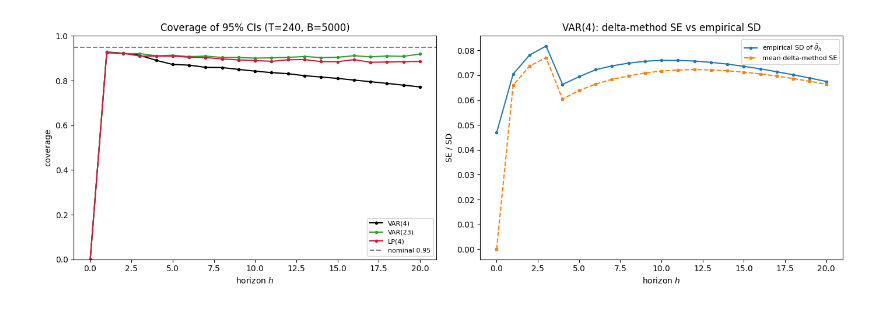
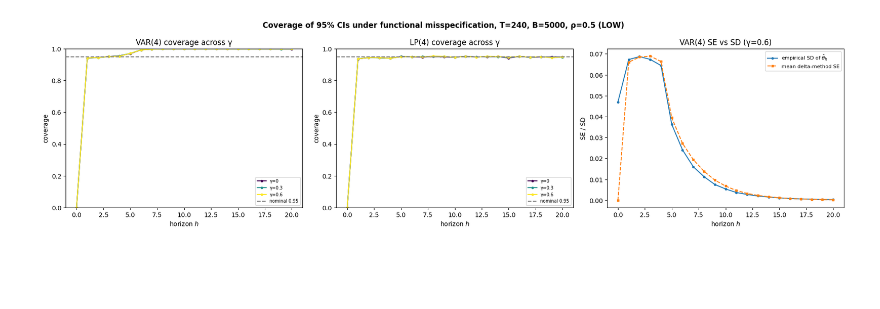
Before and after one commit to Aaron030/Monte_Carlo-LP_vs_VAR, a Jupyter notebook: experiments/Extension_Functional_MisSpec.ipynb, the cells around one changed output. Drawn from its saved outputs; the diff is of its cells as text; code cells hidden in the pictures; blank space fills up the shorter version.

```diff
--- a/experiments/Extension_Functional_MisSpec.ipynb
+++ b/experiments/Extension_Functional_MisSpec.ipynb
@@ -30,0 +21,3 @@ achieved spectral radius (persistence): 0.95
+# %%
+# Define the persistence scenario to run. Can be "LOW" (rho = 0.5), "MID" (rho = 0.7), "HIGH" (rho = 0.95)
+Scenario = "LOW"
@@ -224,11 +348,11 @@ def metrics(stack, truth):
                 mcse_bias=np.sqrt(var / B), B=B)
 
 
-Tval = 240
+G_SHOW, Tval = 0.6, T_SHOW                           # strongest nonlinearity cell
 sel = ["LP(4)", "VAR(2)", "VAR(4)", "VAR(8)", "VAR(16)", "VAR(23)"]
 colm = {"LP(4)": "crimson", "VAR(2)": "tab:blue", "VAR(4)": "black",
         "VAR(8)": "tab:green", "VAR(16)": "darkgreen", "VAR(23)": "tab:purple"}
-m = {nm: metrics(results_byT[Tval]["irfs"][nm], truth) for nm in sel}
+m = {nm: metrics(results[(G_SHOW, Tval)]["irfs"][nm], TRUTH) for nm in sel}
 
 fig, ax = plt.subplots(2, 2, figsize=(13, 8))
 for nm in sel:
@@ -244,8 +368,11 @@ ax[0, 0].set_title("Bias  (shaded = ±1.96·MCSE for LP/VAR4)")
 ax[0, 1].set_title("Variance"); ax[1, 0].set_title("MSE"); ax[1, 1].set_title("RMSE")
 for a in ax.ravel():
     a.set_xlabel("horizon $h$"); a.legend(fontsize=7)
-fig.suptitle(f"Ch. 3 point-estimation metrics — T={Tval}, B={N_REPS}", fontweight="bold")
-fig.tight_layout(); plt.show()
+fig.suptitle(f"Point metrics under functional misspecification, γ={G_SHOW}, T={Tval}, B={N_REPS}, ρ={RHO} ({Scenario})",
+             fontweight="bold")
+fig.tight_layout()
+plt.savefig(f"../figures/Functional_MisSpec/{Scenario}_POINT_ESTIMATION.png")
+plt.show()
 
 # compact table: bias and RMSE at selected horizons
 report = [1, 8, 20]
@@ -253,7 +380,7 @@ rows = {nm: {(f"h={h}", k): m[nm][{"bias": "bias", "RMSE": "rmse"}[k]][h]
              for h in report for k in ("bias", "RMSE")} for nm in sel}
 tab = pd.DataFrame(rows).T
 tab.columns = pd.MultiIndex.from_tuples(tab.columns)
-print(f"T={Tval},  B={N_REPS}   |   typical MCSE(bias) ~ "
+print(f"γ={G_SHOW}, T={Tval}, B={N_REPS}   |   typical MCSE(bias) ~ "
       f"{np.mean([m['VAR(4)']['mcse_bias'][h] for h in report]):.4f}")
 display(tab.round(4))
 # %% [output]
@@ -401,54 +406,60 @@ def lp_theta_se(y, p, horizon, shock=0, response=0):
 # %%
 from joblib import Parallel, delayed
 from tqdm import tqdm
+from mcsim.coverage import var_theta_se, lp_theta_se
 
-T_COV = 240            # one sample-size cell (Ch. 3 would sweep T as in section 2)
+T_COV = T_SHOW         # one sample-size cell (Ch. 3 would sweep T as in section 2)
 N_COV = 5000           # replications for the coverage MC
 Z = 1.96               # normal critical value for a nominal 95% two-sided CI
-EST_COV = ["VAR(4)", "VAR(23)", "LP(4)"]
+EST_COV = ["VAR(4)", "LP(4)"]   # headline pair: equal-lag VAR vs robust LP
 
 
-def _coverage_rep(seed):
-    """One replication: simulate, then return {estimator: (theta_hat, se)}."""
+def _coverage_rep(seed, spec):
+    """One replication: simulate from the quadratic-shock spec, return {estimator: (theta_hat, se)}."""
     rng = np.random.default_rng(seed)
-    y = simulate_var(DGP, T_COV, rng)
+    y = simulate_quad_shock_var(spec, T_COV, rng)
     with np.errstate(divide="ignore", over="ignore", invalid="ignore"):
-            return {"VAR(4)": var_theta_se(y, 4, H),
-                "VAR(23)": var_theta_se(y, 23, H),
+        return {"VAR(4)": var_theta_se(y, 4, H),
                 "LP(4)":  lp_theta_se(y, 4, H)}
 
 
-# Independent, reproducible RNG stream per replication (parallel-safe), as in mcsim.run.
-seeds = np.random.SeedSequence(42).spawn(N_COV)
-reps_out = Parallel(n_jobs=-1)(delayed(_coverage_rep)(s) for s in tqdm(seeds, desc="coverage MC"))
+coverage = {}          # gamma -> {estimator: coverage_h}
+val = {}               # SE-vs-SD validation at the strongest gamma
+for g in GAMMAS:
+    seeds = np.random.SeedSequence(42).spawn(N_COV)
+    reps = Parallel(n_jobs=-1)(delayed(_coverage_rep)(s, DGPS[g])
+                               for s in tqdm(seeds, desc=f"coverage MC γ={g}"))
+    theta_s = {nm: np.array([r[nm][0] for r in reps]) for nm in EST_COV}
+    se_s = {nm: np.array([r[nm][1] for r in reps]) for nm in EST_COV}
+    # Coverage_h = fraction of CIs [theta_hat +/- Z*se] that contain the TRUE (linear) theta_h.
+    coverage[g] = {nm: np.nanmean((theta_s[nm] - Z * se_s[nm] <= TRUTH) &
+                                  (TRUTH <= theta_s[nm] + Z * se_s[nm]), axis=0) for nm in EST_COV}
+    if g == 0.6:       # validation: delta-method SE vs empirical SD under the strongest nonlinearity
+        val = dict(emp=np.nanstd(theta_s["VAR(4)"], axis=0, ddof=1),
+                   se=np.nanmean(se_s["VAR(4)"], axis=0))
 
-# Stack per estimator: theta and se are (N_COV, H+1).
-theta_s = {nm: np.array([r[nm][0] for r in reps_out]) for nm in EST_COV}
-se_s = {nm: np.array([r[nm][1] for r in reps_out]) for nm in EST_COV}
+# --- coverage per estimator (one curve per gamma) + SE validation ----------------
+fig, axes = plt.subplots(1, 3, figsize=(18, 4.8))
+for ax, nm in zip(axes[:2], EST_COV):
+    for g in GAMMAS:
+        lab = "γ=0" if g == 0 else f"γ={g}"
+        ax.plot(hgrid, coverage[g][nm], "o-", ms=3, color=cg[g], label=lab)
+    ax.axhline(0.95, color="gray", ls="--", label="nominal 0.95")
+    ax.set_ylim(0, 1); ax.set_xlabel("horizon $h$"); ax.set_ylabel("coverage")
+    ax.set_title(f"{nm} coverage across γ"); ax.legend(fontsize=7)
 
-# Coverage_h = fraction of CIs [theta_hat +/- Z*se] that contain the TRUE theta_h.
-coverage = {nm: np.nanmean((theta_s[nm] - Z * se_s[nm] <= truth) &
-                           (truth <= theta_s[nm] + Z * se_s[nm]), axis=0) for nm in EST_COV}
+axv = axes[2]
+axv.plot(hgrid, val["emp"], "o-", ms=3, label="empirical SD of $\\hat\\theta_h$")
+axv.plot(hgrid, val["se"], "s--", ms=3, label="mean delta-method SE")
+axv.set_xlabel("horizon $h$"); axv.set_ylabel("SE / SD")
+axv.set_title("VAR(4) SE vs SD (γ=0.6)"); axv.legend(fontsize=8)
+fig.suptitle(f"Coverage of 95% CIs under functional misspecification, T={T_COV}, B={N_COV}, ρ={RHO} ({Scenario})", fontweight="bold")
+fig.tight_layout()
+plt.savefig(f"../figures/Functional_MisSpec/{Scenario}_COVERAGE.png")
+plt.show()
 
-# --- Validation: delta-method SE should match the empirical sampling SD ----------
-val_emp = np.nanstd(theta_s["VAR(4)"], axis=0, ddof=1)
-val_se = np.nanmean(se_s["VAR(4)"], axis=0)
-
-fig, (axc, axv) = plt.subplots(1, 2, figsize=(14, 4.8))
-cc = {"VAR(4)": "black", "VAR(23)": "tab:green", "LP(4)": "crimson"}
+print("horizon-averaged coverage:")
 for nm in EST_COV:
-    axc.plot(hgrid, coverage[nm], "o-", ms=3, color=cc[nm], label=nm)
-axc.axhline(0.95, color="gray", ls="--", label="nominal 0.95")
-axc.set_ylim(0, 1); axc.set_xlabel("horizon $h$"); axc.set_ylabel("coverage")
-axc.set_title(f"Coverage of 95% CIs (T={T_COV}, B={N_COV})"); axc.legend(fontsize=8)
-
-axv.plot(hgrid, val_emp, "o-", ms=3, label="empirical SD of $\\hat\\theta_h$")
-axv.plot(hgrid, val_se, "s--", ms=3, label="mean delta-method SE")
-axv.set_xlabel("horizon $h$"); axv.set_ylabel("SE / SD"); axv.set_title("VAR(4): delta-method SE vs empirical SD")
-axv.legend(fontsize=8)
-fig.tight_layout(); plt.show()
-
-print(f"horizon-averaged coverage:  " +
-      "   ".join(f"{nm}={np.nanmean(coverage[nm]):.3f}" for nm in EST_COV))
+    print(f"  {nm:>7}: " + "   ".join(f"γ={g}:{np.nanmean(coverage[g][nm]):.3f}" for g in GAMMAS))
 # %% [output]
-[figure, old version]
+[figure, new version]
```
Also changed, not shown: parts of 29 cells of this notebook, 32 other files.
